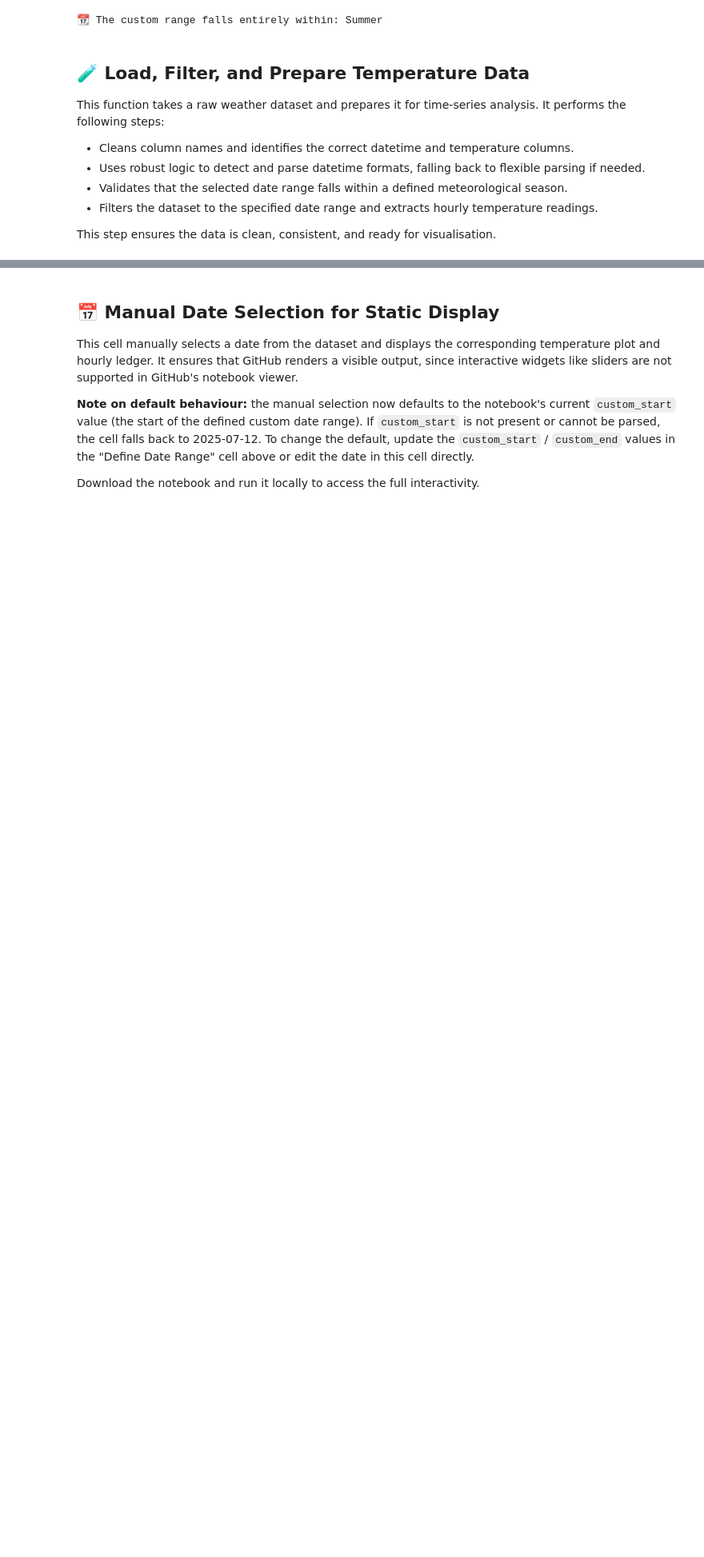
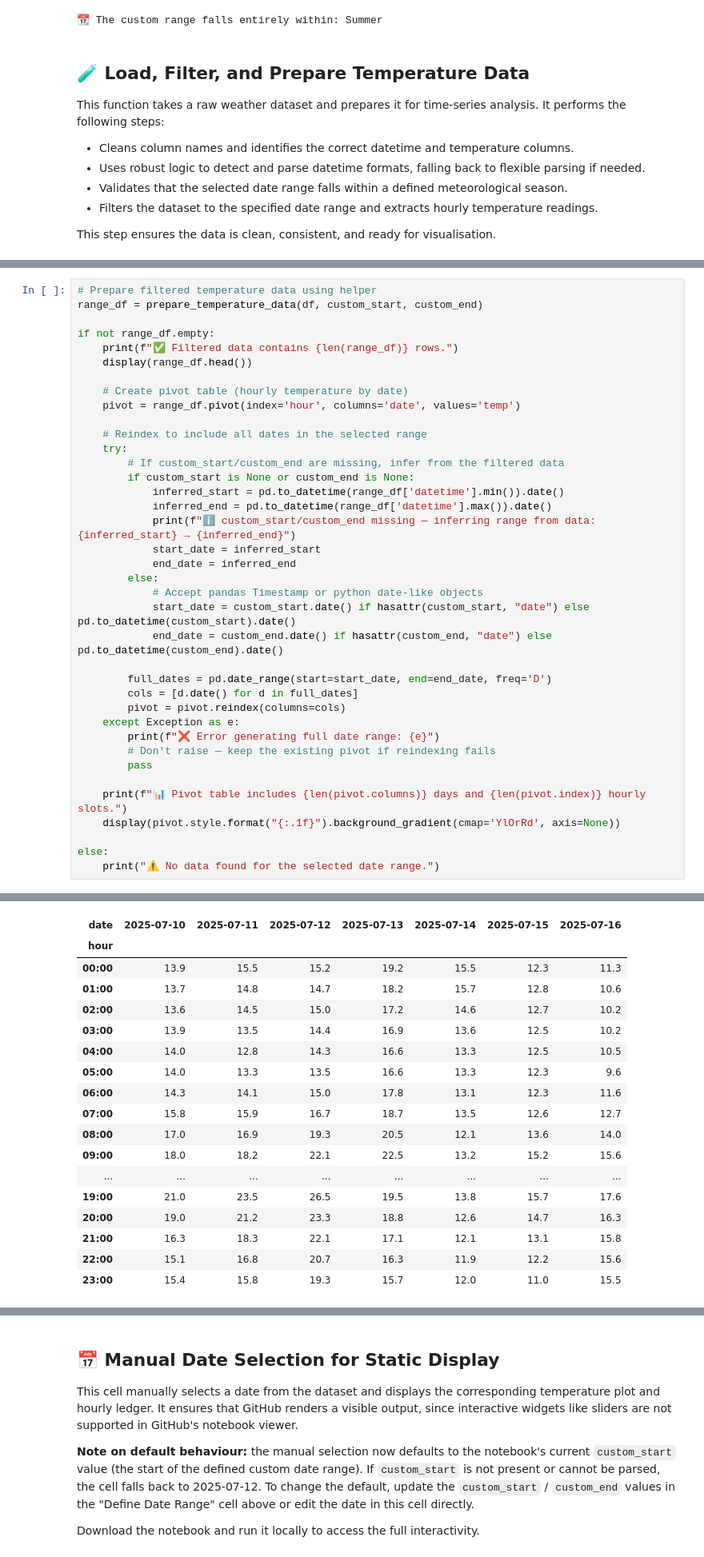
Before and after one commit to ECronin1973/programming-for-data-analytics, a Jupyter notebook: assignments/assignment06-weather.ipynb, the cells around one changed output, grey strips where cells are left out. Shown: that part at 80% size. Cells and saved outputs as stored; diff of their text form; blank space fills up the shorter version.

```diff
--- a/assignments/assignment06-weather.ipynb
+++ b/assignments/assignment06-weather.ipynb
@@ -544,0 +453,39 @@ if range_df is not None and not range_df.empty:
+# %%
+# Prepare filtered temperature data using helper
+range_df = prepare_temperature_data(df, custom_start, custom_end)
+
+if not range_df.empty:
+    print(f"✅ Filtered data contains {len(range_df)} rows.")
+    display(range_df.head())
+
+    # Create pivot table (hourly temperature by date)
+    pivot = range_df.pivot(index='hour', columns='date', values='temp')
+
+    # Reindex to include all dates in the selected range
+    try:
+        # If custom_start/custom_end are missing, infer from the filtered data
+        if custom_start is None or custom_end is None:
+            inferred_start = pd.to_datetime(range_df['datetime'].min()).date()
+            inferred_end = pd.to_datetime(range_df['datetime'].max()).date()
+            print(f"ℹ️ custom_start/custom_end missing — inferring range from data: {inferred_start} → {inferred_end}")
+            start_date = inferred_start
+            end_date = inferred_end
+        else:
+            # Accept pandas Timestamp or python date-like objects
+            start_date = custom_start.date() if hasattr(custom_start, "date") else pd.to_datetime(custom_start).date()
+            end_date = custom_end.date() if hasattr(custom_end, "date") else pd.to_datetime(custom_end).date()
+
+        full_dates = pd.date_range(start=start_date, end=end_date, freq='D')
+        cols = [d.date() for d in full_dates]
+        pivot = pivot.reindex(columns=cols)
+    except Exception as e:
+        print(f"❌ Error generating full date range: {e}")
+        # Don't raise — keep the existing pivot if reindexing fails
+        pass
+
+    print(f"📊 Pivot table includes {len(pivot.columns)} days and {len(pivot.index)} hourly slots.")
+    display(pivot.style.format("{:.1f}").background_gradient(cmap='YlOrRd', axis=None))
+
+else:
+    print("⚠️ No data found for the selected date range.")
+# %% [output]
@@ -544,0 +501,18 @@ if range_df is not None and not range_df.empty:
+| date | 2025-07-10 | 2025-07-11 | 2025-07-12 | 2025-07-13 | 2025-07-14 | 2025-07-15 | 2025-07-16 |
+| hour |  |  |  |  |  |  |  |
+| 00:00 | 13.9 | 15.5 | 15.2 | 19.2 | 15.5 | 12.3 | 11.3 |
+| 01:00 | 13.7 | 14.8 | 14.7 | 18.2 | 15.7 | 12.8 | 10.6 |
+| 02:00 | 13.6 | 14.5 | 15.0 | 17.2 | 14.6 | 12.7 | 10.2 |
+| 03:00 | 13.9 | 13.5 | 14.4 | 16.9 | 13.6 | 12.5 | 10.2 |
+| 04:00 | 14.0 | 12.8 | 14.3 | 16.6 | 13.3 | 12.5 | 10.5 |
+| 05:00 | 14.0 | 13.3 | 13.5 | 16.6 | 13.3 | 12.3 | 9.6 |
+| 06:00 | 14.3 | 14.1 | 15.0 | 17.8 | 13.1 | 12.3 | 11.6 |
+| 07:00 | 15.8 | 15.9 | 16.7 | 18.7 | 13.5 | 12.6 | 12.7 |
+| 08:00 | 17.0 | 16.9 | 19.3 | 20.5 | 12.1 | 13.6 | 14.0 |
+| 09:00 | 18.0 | 18.2 | 22.1 | 22.5 | 13.2 | 15.2 | 15.6 |
+| ... | ... | ... | ... | ... | ... | ... | ... |
+| 19:00 | 21.0 | 23.5 | 26.5 | 19.5 | 13.8 | 15.7 | 17.6 |
+| 20:00 | 19.0 | 21.2 | 23.3 | 18.8 | 12.6 | 14.7 | 16.3 |
+| 21:00 | 16.3 | 18.3 | 22.1 | 17.1 | 12.1 | 13.1 | 15.8 |
+| 22:00 | 15.1 | 16.8 | 20.7 | 16.3 | 11.9 | 12.2 | 15.6 |
+| 23:00 | 15.4 | 15.8 | 19.3 | 15.7 | 12.0 | 11.0 | 15.5 |
```
Also changed, not shown: parts of 33 cells of this notebook, 18 other files.
